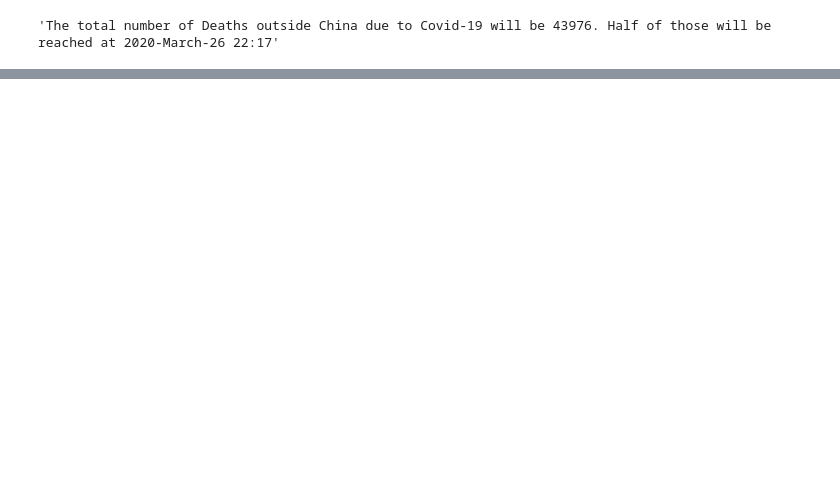
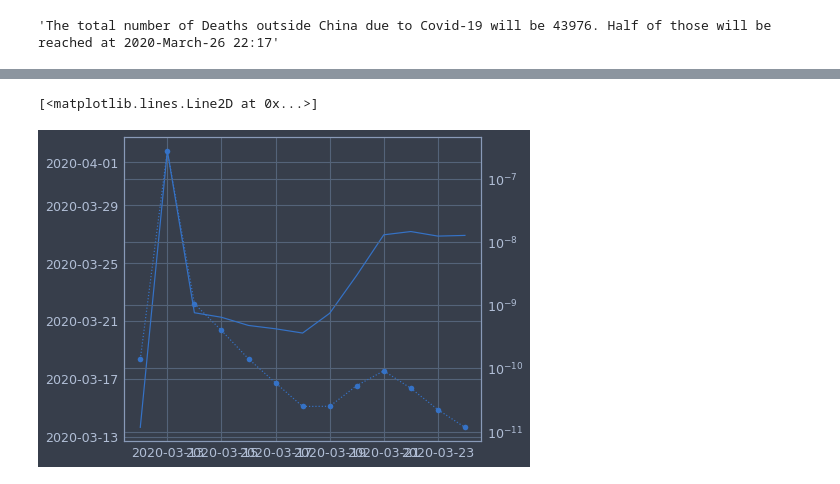
Before and after one commit to pcjedi/notebooks, a Jupyter notebook: corona.ipynb, the cells around one changed output, grey strips where cells are left out. Cells and saved outputs as stored; diff of their text form; code cells hidden in the pictures; blank space fills up the shorter version.

```diff
--- a/corona.ipynb
+++ b/corona.ipynb
@@ -135,0 +144,29 @@ Length: 63, dtype: int64
+# %%
+x = []
+y_var = []
+y = []
+
+for e in df_exchina.index[28:]:
+    df_temp = df_exchina[:e]
+
+    popt, pcov = curve_fit(f = sigmoid,
+                       xdata = df_temp.index,
+                       ydata = df_temp.T.sum(),
+                       p0 = (sat, td, velo)
+                      )
+
+    x.append(e)
+    y_var.append(np.diag(pcov)[1])
+    y.append(datetime.datetime.fromtimestamp(popt[1] * 1e10))
+
+
+
+fig, ax1 = plt.subplots()
+
+ax1.plot(x, y)
+
+ax2 = ax1.twinx()
+ax2.semilogy(x, y_var, "o:")
+# %% [output]
+[<matplotlib.lines.Line2D at 0x...>]
+[figure, added]
```
Also changed, not shown: parts of 10 cells of this notebook.
